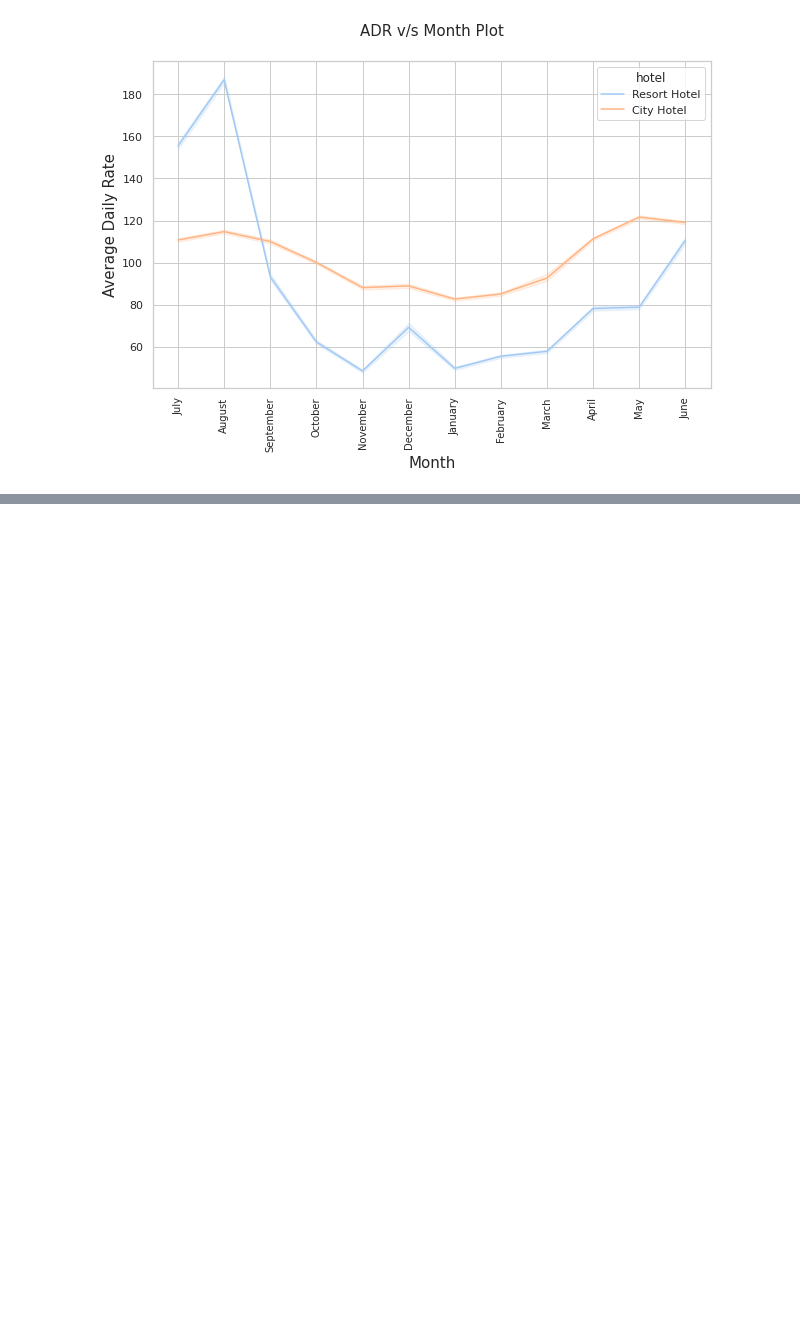
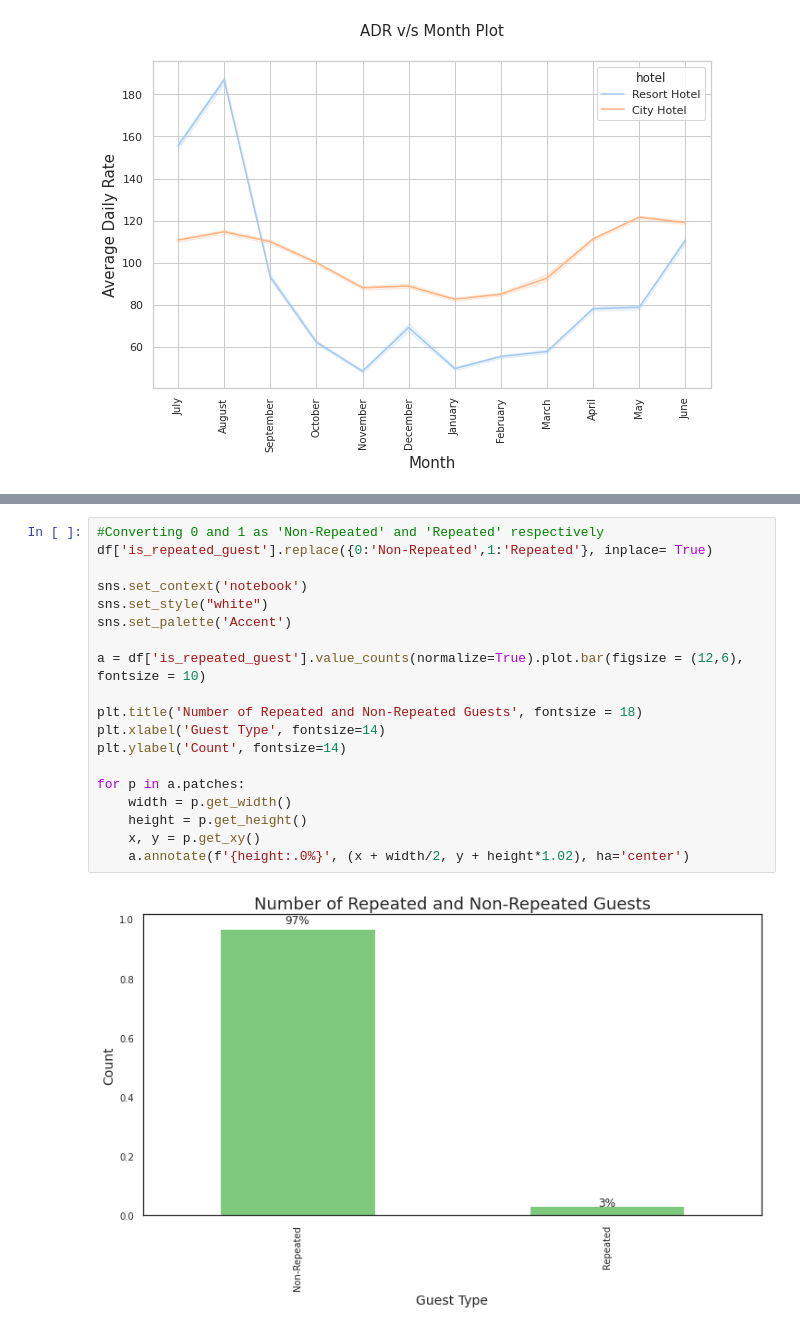
Before and after one commit to mdabushad/Hotel-Booking-Analysis-EDA-Capstone, a Jupyter notebook: data_machines_Hotel_Booking_Analysis_Capstone_Project.ipynb, the cells around one changed output, grey strips where cells are left out. Saved outputs shown, nothing was run; the diff lists cells and outputs as text; blank space fills up the shorter version.

```diff
--- a/data_machines_Hotel_Booking_Analysis_Capstone_Project.ipynb
+++ b/data_machines_Hotel_Booking_Analysis_Capstone_Project.ipynb
@@ -621,0 +703,21 @@ plt.show()
+# %%
+#Converting 0 and 1 as 'Non-Repeated' and 'Repeated' respectively
+df['is_repeated_guest'].replace({0:'Non-Repeated',1:'Repeated'}, inplace= True)
+
+sns.set_context('notebook')
+sns.set_style("white")
+sns.set_palette('Accent')
+
+a = df['is_repeated_guest'].value_counts(normalize=True).plot.bar(figsize = (12,6), fontsize = 10)
+
+plt.title('Number of Repeated and Non-Repeated Guests', fontsize = 18)
+plt.xlabel('Guest Type', fontsize=14)
+plt.ylabel('Count', fontsize=14)
+
+for p in a.patches:
+    width = p.get_width()
+    height = p.get_height()
+    x, y = p.get_xy()
+    a.annotate(f'{height:.0%}', (x + width/2, y + height*1.02), ha='center')
+# %% [output]
+[figure, added]
```
Also changed, not shown: parts of 23 cells of this notebook.
